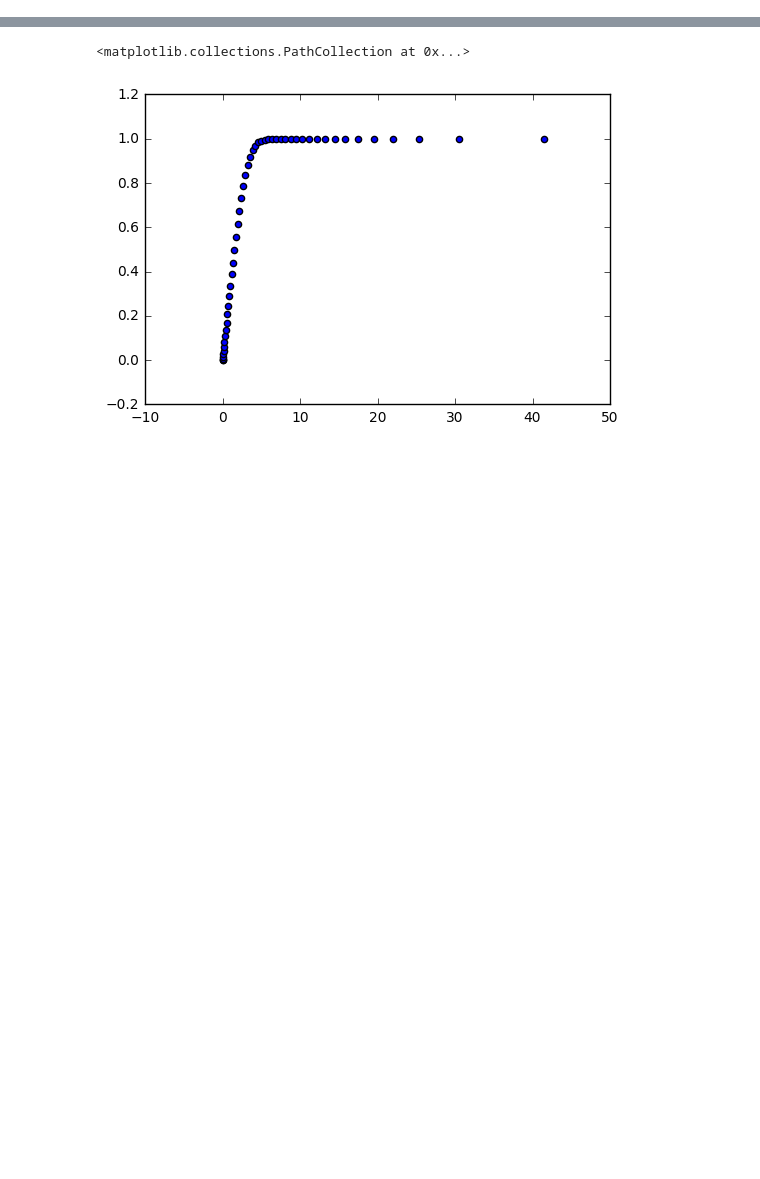
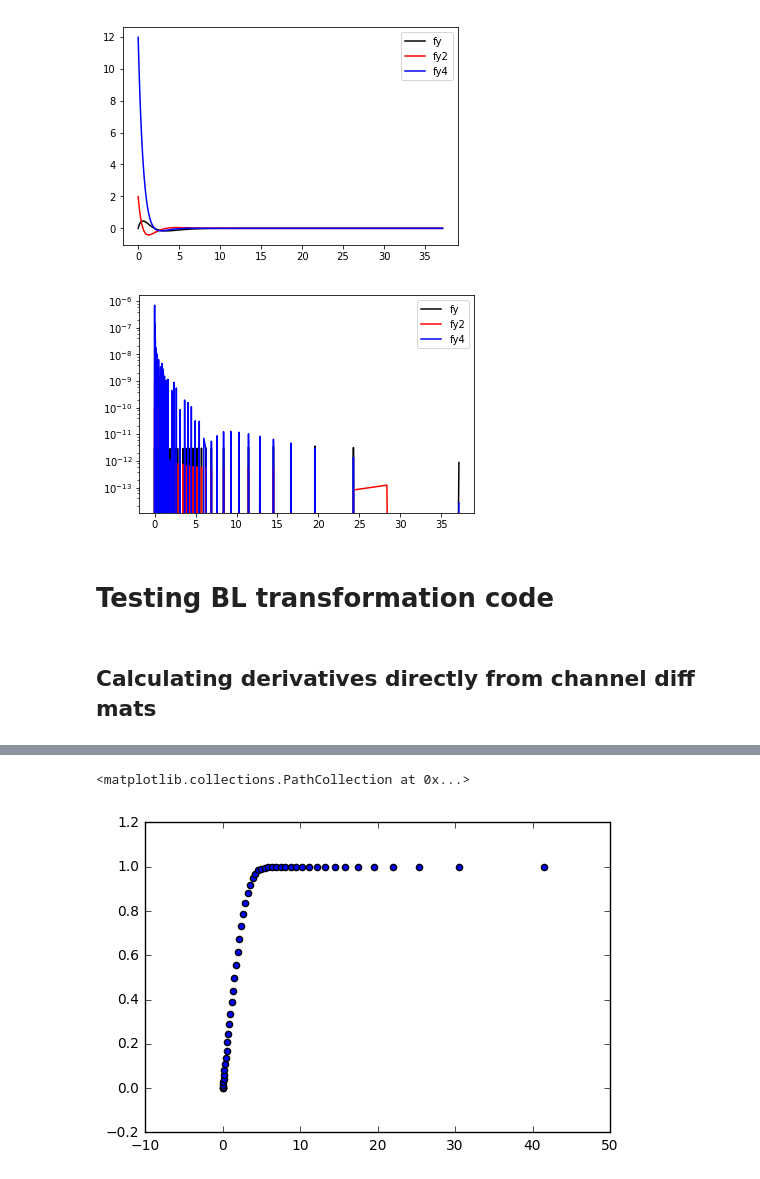
Before and after one commit to saba-vadarevu/Linear-Coherent-Structures-in-Channel-flows, a Jupyter notebook: library/Untitled.ipynb, the cells around one changed output, grey strips where cells are left out. Drawn from its saved outputs; the diff is of its cells as text; code cells hidden in the pictures; blank space fills up the shorter version.

```diff
--- a/library/Untitled.ipynb
+++ b/library/Untitled.ipynb
@@ -52,0 +64,29 @@ print(cSort[:20])
+# %%
+# Testing the differentiation operator of BL
+y = linOps.y
+f   = (y**2)* np.exp(-y)
+fy  = np.exp(-y)*(2.*y - y**2)
+fy2 = np.exp(-y)*(2.-4.*y + y**2)
+fy4 = np.exp(-y)*(12.-8.*y+y**2)
+
+_fy  = np.dot(linOps.D1, f)
+_fy2 = np.dot(linOps.D2, f)
+_fy4 = np.dot(linOps.D4, f)
+# %%
+plt.plot(y, fy,'k', y, fy2,'r', y, fy4,'b')
+#plt.yscale("log")
+plt.legend(['fy','fy2','fy4'])
+plt.show()
+
+plt.figure()
+plt.plot(y, fy-_fy,'k', y, fy2-_fy2,'r', y, fy4-_fy4,'b')
+plt.yscale("log")
+plt.legend(['fy','fy2','fy4'])
+plt.show()
+# %% [output]
+[figure, added]
+[figure, added]
+# %% [markdown]
+# Testing BL transformation code
+# %% [markdown]
+## Calculating derivatives directly from channel diff mats
```
Also changed, not shown: parts of 10 cells of this notebook, 4 other files.
